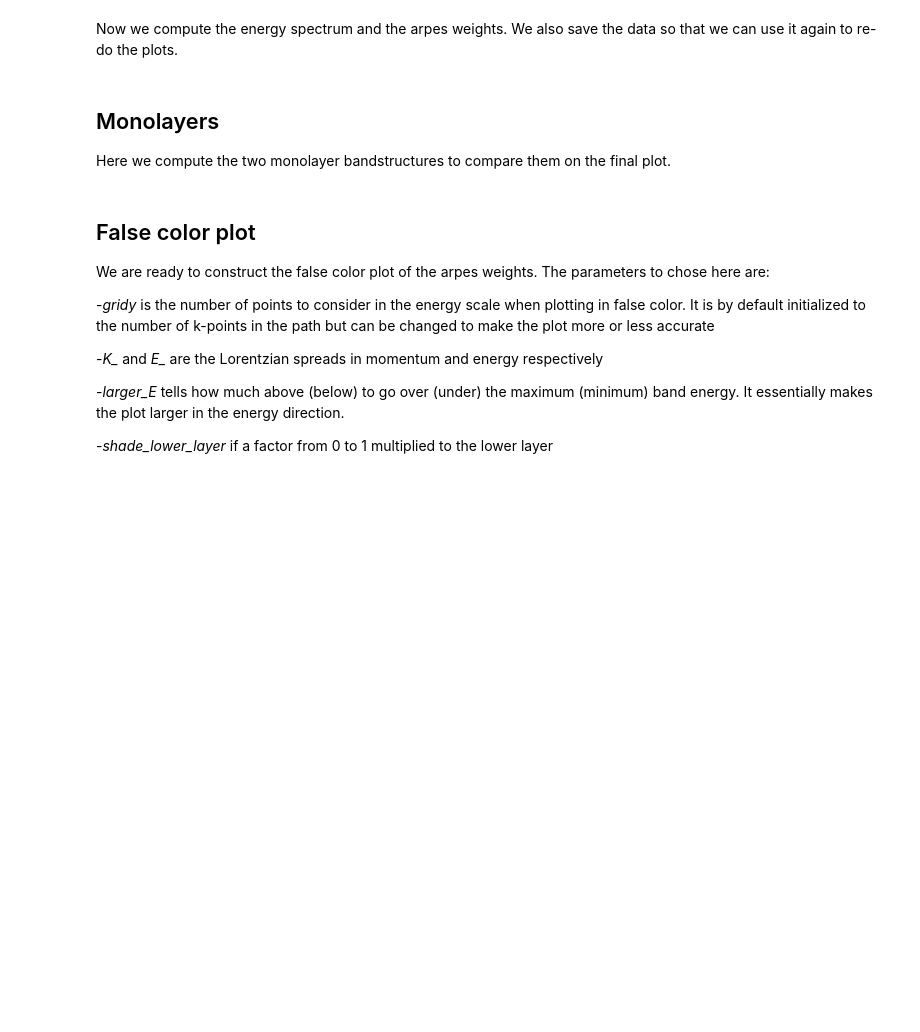
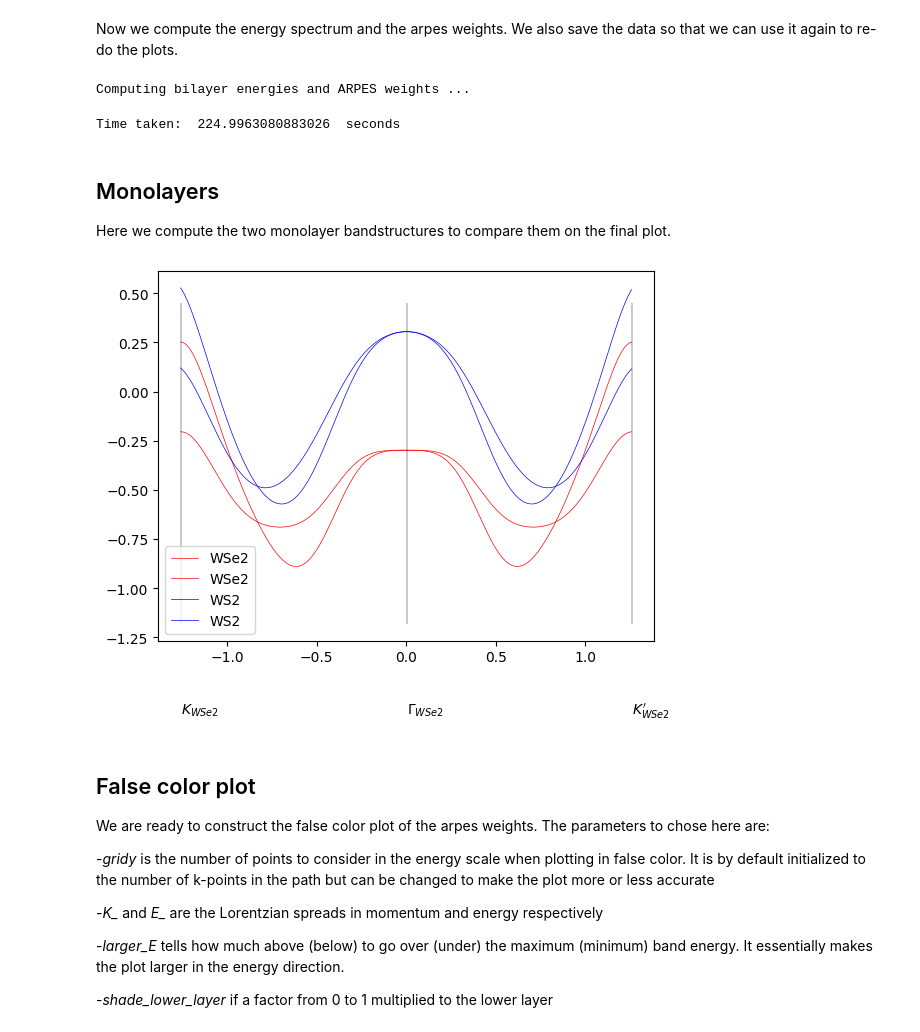
Before and after one commit to DaRos97/MoireBands, a Jupyter notebook: Notebook_heterobilayers.ipynb, the cells around one changed output. Drawn from its saved outputs; the diff is of its cells as text; code cells hidden in the pictures; blank space fills up the shorter version.

```diff
--- a/Notebook_heterobilayers.ipynb
+++ b/Notebook_heterobilayers.ipynb
@@ -118,27 +118,78 @@ for i in [*Path]:
     K_points.append(dic_names[i])
 # %% [markdown]
 Now we compute the energy spectrum and the arpes weights. We also save the data so that we can use it again to re-do the plots.
+# %%
+#File_names. Maybe can be changed to be more specific on which bands we are computing
+data_name = "Data/energies_"+upper_layer+"-"+lower_layer+"_"+str(N_circles)+'_'+Path+'_'+str(pts_ps)+".npy"
+weights_name = "Data/weights_"+upper_layer+"-"+lower_layer+"_"+str(N_circles)+'_'+Path+'_'+str(pts_ps)+".npy"
+try:    #try to upload the data if it has already been computed
+    energies = np.load(data_name)
+    weights = np.load(weights_name)
+    print("\nBands and ARPES weights already computed")
+except:   #actual band computation
+    print("Computing bilayer energies and ARPES weights ...")
+    ti = tt()
+    n_cells = int(1+3*N_circles*(N_circles+1))*2        #dimension of H divided by 3 -> take only valence bands
+    #select_by_value for the diagonalization -> takes only valence bands.
+    #This is an energy interval (in eV) where we accept the result so that we don't have to look for the whole spectrum. It saves some computation time
+    sbv = [-4,0.5]
+    energies = np.zeros((2,len(path),n_cells))    #dimesion given by: 2->layers, len(path)->k-points, n_cells->number of eigenvalues computed
+    weights = np.zeros((2,len(path),n_cells))
+    for i in tqdm.tqdm(range(len(path))):         #loop over k-points in the path
+        K_temp = path[i]
+        #since there is no interlayer hopping we can diagonalize separately the two single-layer Hamiltonians
+        H_UL = fs.total_H(K_temp,N_circles,params_H[0],params_V[0],a_M)     #Compute Hamiltonian for given K of upper layer
+        H_LL = fs.total_H(K_temp,N_circles,params_H[1],params_V[1],a_M)     #Compute Hamiltonian for given K of lower layer
+        energies[0,i,:],evecs_UL = la.eigh(H_UL,subset_by_value=sbv)
+        energies[1,i,:],evecs_LL = la.eigh(H_LL,subset_by_value=sbv)           #Diagonalize to get eigenvalues and eigenvectors        evecs = [evecs_LL,evecs_UL]          #just group the eigenvectors in a list
+        evecs = [evecs_UL,evecs_LL]
+        for l in range(2):     #loop over the layers
+            for e in range(n_cells):    #loop over the bands
+                for d in range(6):      #loop over the six dimensions of the three-band model with spin orbit coupling
+                    weights[l,i,e] += np.abs(evecs[l][d,e])**2
+    energies[1] -= offset_energy        #offset the lower layer energy
+    #np.save(data_name,energies)         #save for future use
+    #np.save(weights_name,weights)
+    print("Time taken: ",tt()-ti," seconds")
+# %% [output]
+Computing bilayer energies and ARPES weights ...
+Time taken:  224.9963080883026  seconds
 # %% [markdown]
 ## Monolayers
 Here we compute the two monolayer bandstructures to compare them on the final plot.
+# %%
+params_V = [0,0,0,0]    #no Moirè potential
+#########Upper-layer bands
+res_mono_UL = np.zeros((len(path),6))
+for i in tqdm.tqdm(range(len(path))):
+    K = path[i]
+    H_k = fs.total_H(K,0,params_H[0],params_V,a_M)     #the only difference is in N which now is 0
+    res_mono_UL[i,:],evecs_mono_UL = np.linalg.eigh(H_k)
+#########Lower-layer bands
+res_mono_LL = np.zeros((len(path),6))
+for i in tqdm.tqdm(range(len(path))):
+    K = path[i]
+    H_k = fs.total_H(K,0,params_H[1],params_V,a_M)     #the only difference is in N which now is 0
+    res_mono_LL[i,:],evecs_mono_LL = np.linalg.eigh(H_k)
 # %%
 Ki, Km, Kf = K_points
-lp = len(path)
 K_list = np.linspace(-np.linalg.norm(Ki-Km),np.linalg.norm(Kf-Km),lp)
 #
 for b in range(2):      #plot valence bands (2 for spin-rbit) of upper-monolayer   RED
     plt.plot(K_list,res_mono_UL[:,b],'r-',lw = 0.5,label=upper_layer)
 for b in range(2):      #plot valence bands (2 for spin-rbit) of lower-monolayer   BLUE
     plt.plot(K_list,res_mono_LL[:,b]-offset_energy,'b-',lw = 0.5, label=lower_layer)
 plt.legend()
 Min_E = np.amin(res_mono_UL[:,:2].ravel()) - 0.2 if np.amin(res_mono_UL[:,:2].ravel())<np.amin(res_mono_LL[:,:2].ravel()) else np.amin(res_mono_LL[:,:2].ravel()) - 0.2
 Max_E = np.amax(res_mono_UL[:,:2].ravel()) + 0.2 if np.amax(res_mono_UL[:,:2].ravel())>np.amax(res_mono_LL[:,:2].ravel()) else np.amax(res_mono_LL[:,:2].ravel()) + 0.2
-Delta = Max_E-Min_E
+lp = len(path)
 for i,c in enumerate([*Path]):      #plot symmetry points as vertical lines
     a = 1 if i == 2 else 0
     plt.vlines(K_list[i*lp//2-a],Min_E,Max_E,'k',lw=0.3,label=c)
     text_UL = r'$'+dic_sym[c]+'_{'+upper_layer+'}$'
-    plt.text(K_list[i*lp//2-a],Min_E-Delta/6,text_UL)
+    plt.text(K_list[i*lp//2-a],Min_E-Delta/12,text_UL)
+# %% [output]
+[figure, added]
 # %% [markdown]
 ## False color plot
 
```
